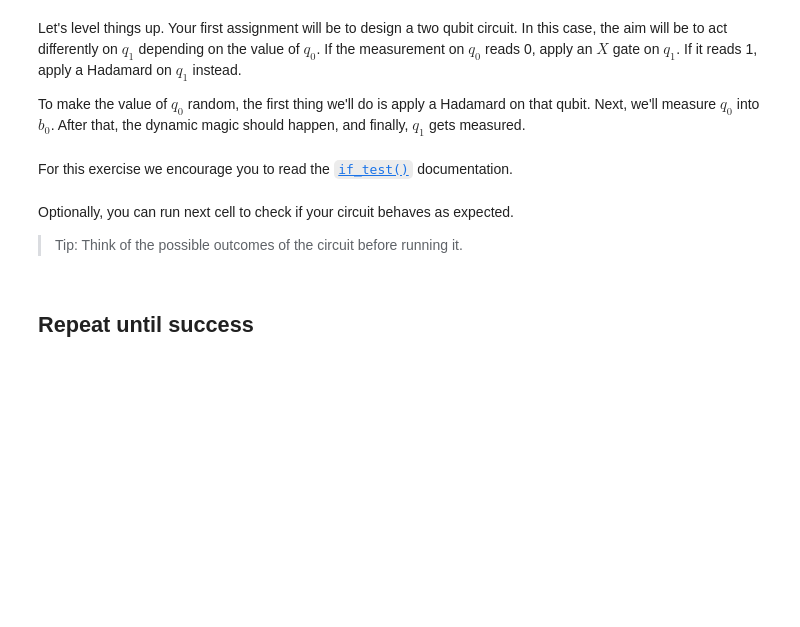
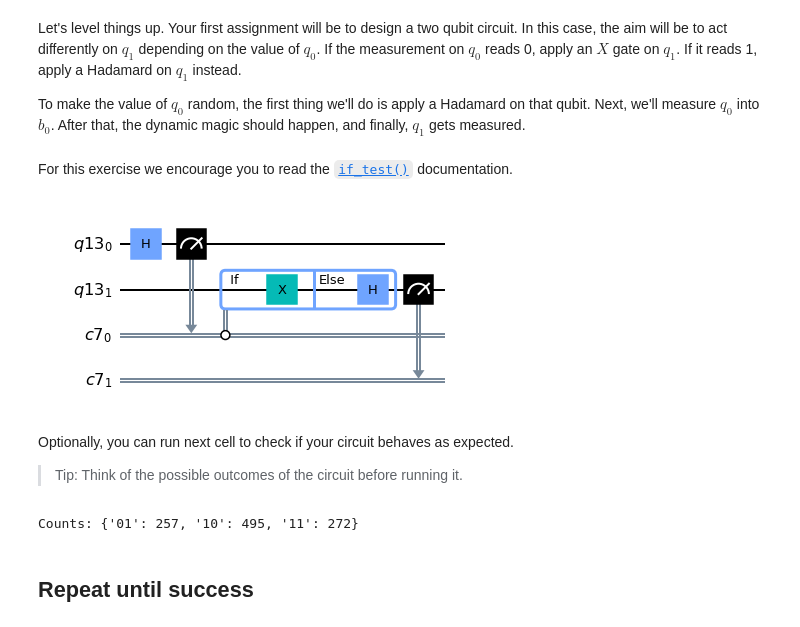
Before and after one commit to phoebe-lei/ibm-quantum-challenge-spring-2023, a Jupyter notebook: content/lab_1/lab1.ipynb, the cells around one changed output. Cells and saved outputs as stored; diff of their text form; code cells hidden in the pictures; blank space fills up the shorter version.

```diff
--- a/content/lab_1/lab1.ipynb
+++ b/content/lab_1/lab1.ipynb
@@ -146,19 +153,25 @@ For this exercise we encourage you to read the [`if_test()`](https://qiskit.org/
 # %%
 qr = QuantumRegister(2)
 cr = ClassicalRegister(2)
 qc = QuantumCircuit(qr, cr)
 
 q0, q1 = qr
 b0, b1 = cr
 
 qc.h(q0)
 qc.measure(q0, b0)
 
 ####### your code goes here #######
+with qc.if_test((b0,0)) as else_:
+    qc.x(q1)
+with else_:
+    qc.h(q1)
 
 
 qc.measure(q1, b1)
 qc.draw(output="mpl", idle_wires=False)
+# %% [output]
+[figure, added]
 # %% [markdown]
 Optionally, you can run next cell to check if your circuit behaves as expected.
 >Tip: Think of the possible outcomes of the circuit before running it.
@@ -170,6 +183,8 @@ result_1 = job_1.result()
 counts_1 = result_1.get_counts()
 
 print(f"Counts: {counts_1}")
+# %% [output]
+Counts: {'01': 257, '10': 495, '11': 272}
 # %%
 # Submit your circuit
 
```
Also changed, not shown: parts of 9 cells of this notebook, 1 other file.
